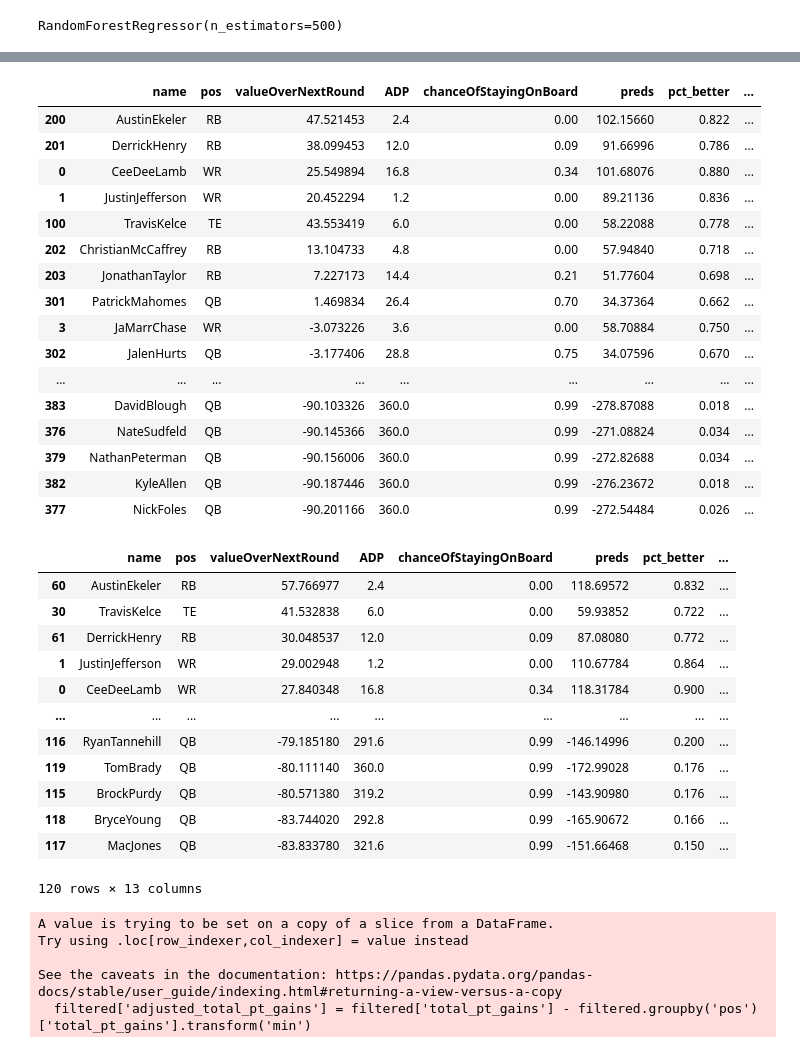
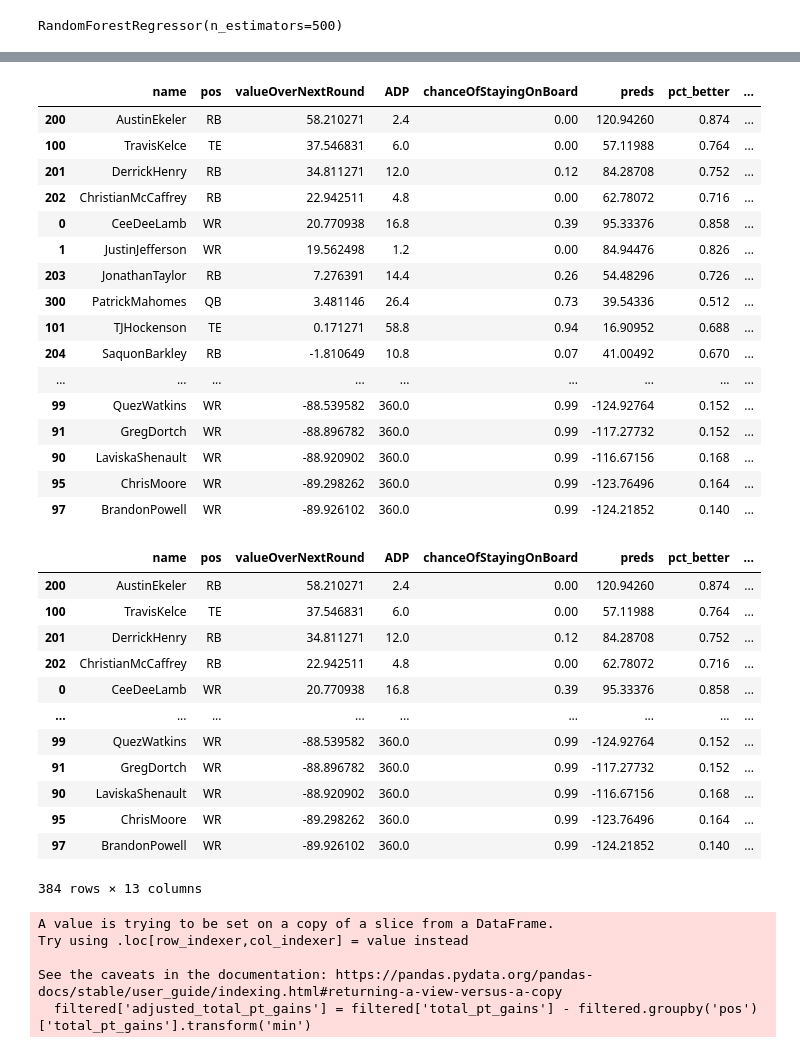
Before and after one commit to jsoslow2/fantasy-football-models, a Jupyter notebook: jupyter/ff_notebook.ipynb, the cells around one changed output, grey strips where cells are left out. Saved outputs shown, nothing was run; the diff lists cells and outputs as text; code cells hidden in the pictures.

Commit message:
minor draft_optimizer cleanup

```diff
--- a/jupyter/ff_notebook.ipynb
+++ b/jupyter/ff_notebook.ipynb
@@ -290,9 +297,8 @@ def draft_optimize(individuals = individuals, yourTeam = yourTeam, draftedOveral
         for i in range(len(positional_df)):
             row = positional_df.iloc[i]
             better = indi_preds.values > row[::-1].values  # Using values to get numpy arrays
-            pct_better = max(pct_better, sum(better) / ntrees)
-            avg_pts_gains = np.mean(indi_preds[better].values - np.array(row[::-1])[better])
-            total_pt_gains = max(total_pt_gains, pct_better * avg_pts_gains)
+            elementwise_gains = np.sum(indi_preds[better].values - np.array(row[::-1])[better]) / ntrees
+            total_pt_gains = max(total_pt_gains, elementwise_gains)
 
         # Finding pick number, your next pick, and the likelihood of a player staying on board
         pickNumber = len(draftedOverall) + 1
@@ -387,5 +393,6 @@ def draft_optimize(individuals = individuals, yourTeam = yourTeam, draftedOveral
 
     secondDataframe = pd.DataFrame(second_rows)
 
-    print(nextPick)
+    print(rbs.iloc[0].mean())
+    print(rbs)
     return secondDataframe
@@ -392,8 +403,10 @@ def draft_optimize(individuals = individuals, yourTeam = yourTeam, draftedOveral
 # %%
 #your team
-draftedOverall = []
+draftedOverall = ['JalenHurts',
+                  'AustinEkeler']
 
-yourTeam = []
+yourTeam = ['JalenHurts',
+            'AustinEkeler']
 # %%
 secondDataframe = draft_optimize(draftedOverall=draftedOverall, yourTeam=yourTeam)
 
@@ -419,24 +453,24 @@ secondDataframe.sort_values(by = 'valueOverNextRound', ascending = False)
 # %%
 with pd.option_context('display.max_rows', None, 'display.max_columns', None):
-    display(secondDataframe.sort_values(by = 'total_pt_gains', ascending = False))
+    display(secondDataframe.sort_values(by = 'valueOverNextRound', ascending = False))
 # %% [output]
 |  | name | pos | valueOverNextRound | ADP | chanceOfStayingOnBoard | preds | pct_better | ... |
-| 200 | AustinEkeler | RB | 47.521453 | 2.4 | 0.00 | 102.15660 | 0.822 | ... |
-| 201 | DerrickHenry | RB | 38.099453 | 12.0 | 0.09 | 91.66996 | 0.786 | ... |
-| 0 | CeeDeeLamb | WR | 25.549894 | 16.8 | 0.34 | 101.68076 | 0.880 | ... |
-| 1 | JustinJefferson | WR | 20.452294 | 1.2 | 0.00 | 89.21136 | 0.836 | ... |
-| 100 | TravisKelce | TE | 43.553419 | 6.0 | 0.00 | 58.22088 | 0.778 | ... |
-| 202 | ChristianMcCaffrey | RB | 13.104733 | 4.8 | 0.00 | 57.94840 | 0.718 | ... |
-| 203 | JonathanTaylor | RB | 7.227173 | 14.4 | 0.21 | 51.77604 | 0.698 | ... |
-| 301 | PatrickMahomes | QB | 1.469834 | 26.4 | 0.70 | 34.37364 | 0.662 | ... |
-| 3 | JaMarrChase | WR | -3.073226 | 3.6 | 0.00 | 58.70884 | 0.750 | ... |
-| 302 | JalenHurts | QB | -3.177406 | 28.8 | 0.75 | 34.07596 | 0.670 | ... |
+| 200 | AustinEkeler | RB | 58.210271 | 2.4 | 0.00 | 120.94260 | 0.874 | ... |
+| 100 | TravisKelce | TE | 37.546831 | 6.0 | 0.00 | 57.11988 | 0.764 | ... |
+| 201 | DerrickHenry | RB | 34.811271 | 12.0 | 0.12 | 84.28708 | 0.752 | ... |
+| 202 | ChristianMcCaffrey | RB | 22.942511 | 4.8 | 0.00 | 62.78072 | 0.716 | ... |
+| 0 | CeeDeeLamb | WR | 20.770938 | 16.8 | 0.39 | 95.33376 | 0.858 | ... |
+| 1 | JustinJefferson | WR | 19.562498 | 1.2 | 0.00 | 84.94476 | 0.826 | ... |
+| 203 | JonathanTaylor | RB | 7.276391 | 14.4 | 0.26 | 54.48296 | 0.726 | ... |
+| 300 | PatrickMahomes | QB | 3.481146 | 26.4 | 0.73 | 39.54336 | 0.512 | ... |
+| 101 | TJHockenson | TE | 0.171271 | 58.8 | 0.94 | 16.90952 | 0.688 | ... |
+| 204 | SaquonBarkley | RB | -1.810649 | 10.8 | 0.07 | 41.00492 | 0.670 | ... |
 | ... | ... | ... | ... | ... | ... | ... | ... | ... |
-| 383 | DavidBlough | QB | -90.103326 | 360.0 | 0.99 | -278.87088 | 0.018 | ... |
-| 376 | NateSudfeld | QB | -90.145366 | 360.0 | 0.99 | -271.08824 | 0.034 | ... |
-| 379 | NathanPeterman | QB | -90.156006 | 360.0 | 0.99 | -272.82688 | 0.034 | ... |
-| 382 | KyleAllen | QB | -90.187446 | 360.0 | 0.99 | -276.23672 | 0.018 | ... |
-| 377 | NickFoles | QB | -90.201166 | 360.0 | 0.99 | -272.54484 | 0.026 | ... |
+| 99 | QuezWatkins | WR | -88.539582 | 360.0 | 0.99 | -124.92764 | 0.152 | ... |
+| 91 | GregDortch | WR | -88.896782 | 360.0 | 0.99 | -117.27732 | 0.152 | ... |
+| 90 | LaviskaShenault | WR | -88.920902 | 360.0 | 0.99 | -116.67156 | 0.168 | ... |
+| 95 | ChrisMoore | WR | -89.298262 | 360.0 | 0.99 | -123.76496 | 0.164 | ... |
+| 97 | BrandonPowell | WR | -89.926102 | 360.0 | 0.99 | -124.21852 | 0.140 | ... |
 # %%
 auction_copy = secondDataframe.copy()
 
@@ -446,18 +480,18 @@ auction_copy['pred_posrank'] = np.int64(secondDataframe.groupby('pos')['total_pt
 auction_copy.sort_values(by = 'valueOverNextRound', ascending = False)
 # %% [output]
 |  | name | pos | valueOverNextRound | ADP | chanceOfStayingOnBoard | preds | pct_better | ... |
-| 60 | AustinEkeler | RB | 57.766977 | 2.4 | 0.00 | 118.69572 | 0.832 | ... |
-| 30 | TravisKelce | TE | 41.532838 | 6.0 | 0.00 | 59.93852 | 0.722 | ... |
-| 61 | DerrickHenry | RB | 30.048537 | 12.0 | 0.09 | 87.08080 | 0.772 | ... |
-| 1 | JustinJefferson | WR | 29.002948 | 1.2 | 0.00 | 110.67784 | 0.864 | ... |
-| 0 | CeeDeeLamb | WR | 27.840348 | 16.8 | 0.34 | 118.31784 | 0.900 | ... |
+| 200 | AustinEkeler | RB | 58.210271 | 2.4 | 0.00 | 120.94260 | 0.874 | ... |
+| 100 | TravisKelce | TE | 37.546831 | 6.0 | 0.00 | 57.11988 | 0.764 | ... |
+| 201 | DerrickHenry | RB | 34.811271 | 12.0 | 0.12 | 84.28708 | 0.752 | ... |
+| 202 | ChristianMcCaffrey | RB | 22.942511 | 4.8 | 0.00 | 62.78072 | 0.716 | ... |
+| 0 | CeeDeeLamb | WR | 20.770938 | 16.8 | 0.39 | 95.33376 | 0.858 | ... |
 | ... | ... | ... | ... | ... | ... | ... | ... | ... |
-| 116 | RyanTannehill | QB | -79.185180 | 291.6 | 0.99 | -146.14996 | 0.200 | ... |
-| 119 | TomBrady | QB | -80.111140 | 360.0 | 0.99 | -172.99028 | 0.176 | ... |
-| 115 | BrockPurdy | QB | -80.571380 | 319.2 | 0.99 | -143.90980 | 0.176 | ... |
-| 118 | BryceYoung | QB | -83.744020 | 292.8 | 0.99 | -165.90672 | 0.166 | ... |
-| 117 | MacJones | QB | -83.833780 | 321.6 | 0.99 | -151.66468 | 0.150 | ... |
+| 99 | QuezWatkins | WR | -88.539582 | 360.0 | 0.99 | -124.92764 | 0.152 | ... |
+| 91 | GregDortch | WR | -88.896782 | 360.0 | 0.99 | -117.27732 | 0.152 | ... |
+| 90 | LaviskaShenault | WR | -88.920902 | 360.0 | 0.99 | -116.67156 | 0.168 | ... |
+| 95 | ChrisMoore | WR | -89.298262 | 360.0 | 0.99 | -123.76496 | 0.164 | ... |
+| 97 | BrandonPowell | WR | -89.926102 | 360.0 | 0.99 | -124.21852 | 0.140 | ... |
-120 rows × 13 columns
+384 rows × 13 columns
 # %%
 filtered = auction_copy.query(
     "(pos == 'RB' and pred_posrank <= 26) or "
```
Also changed, not shown: parts of 11 cells of this notebook, 2 other files.
